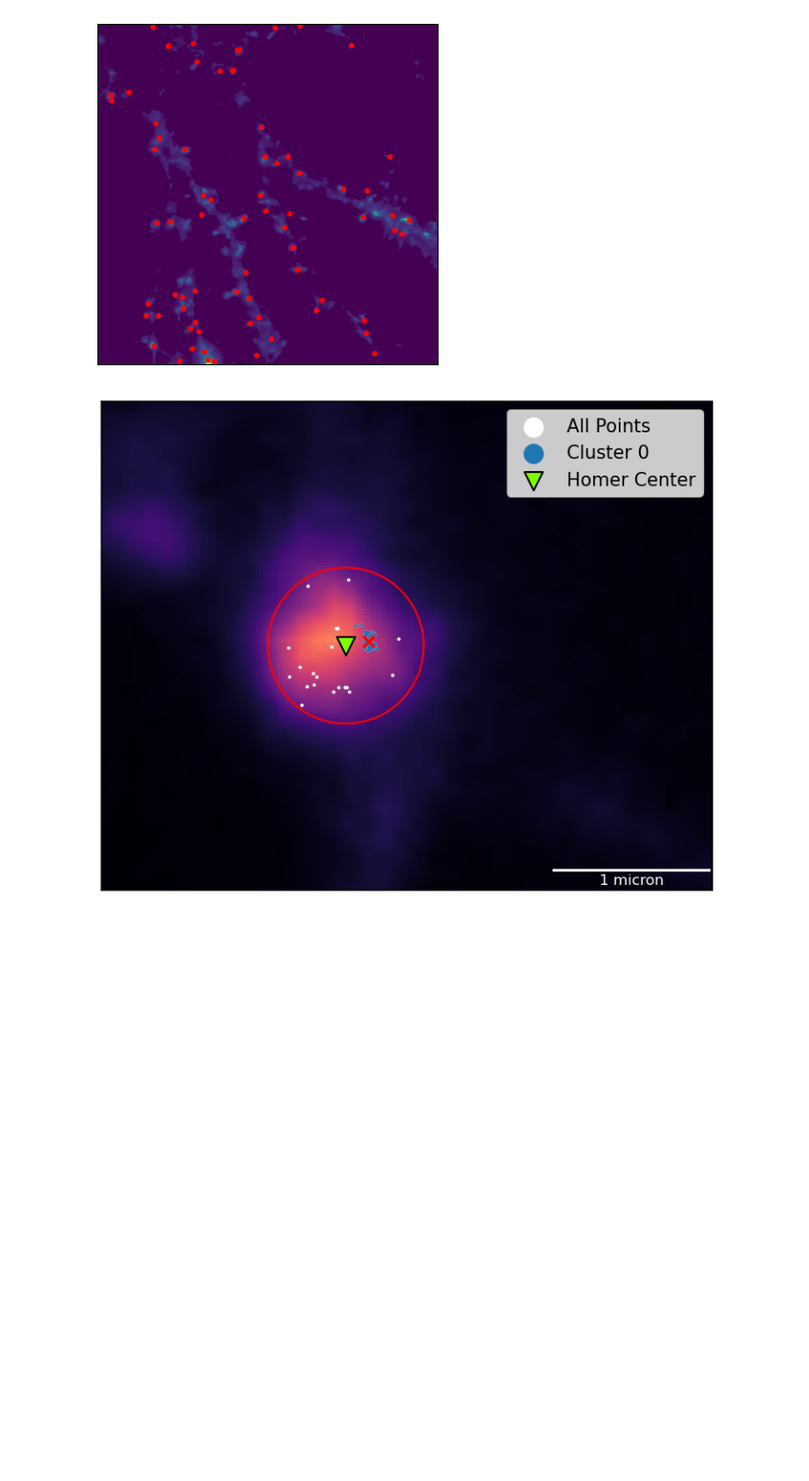
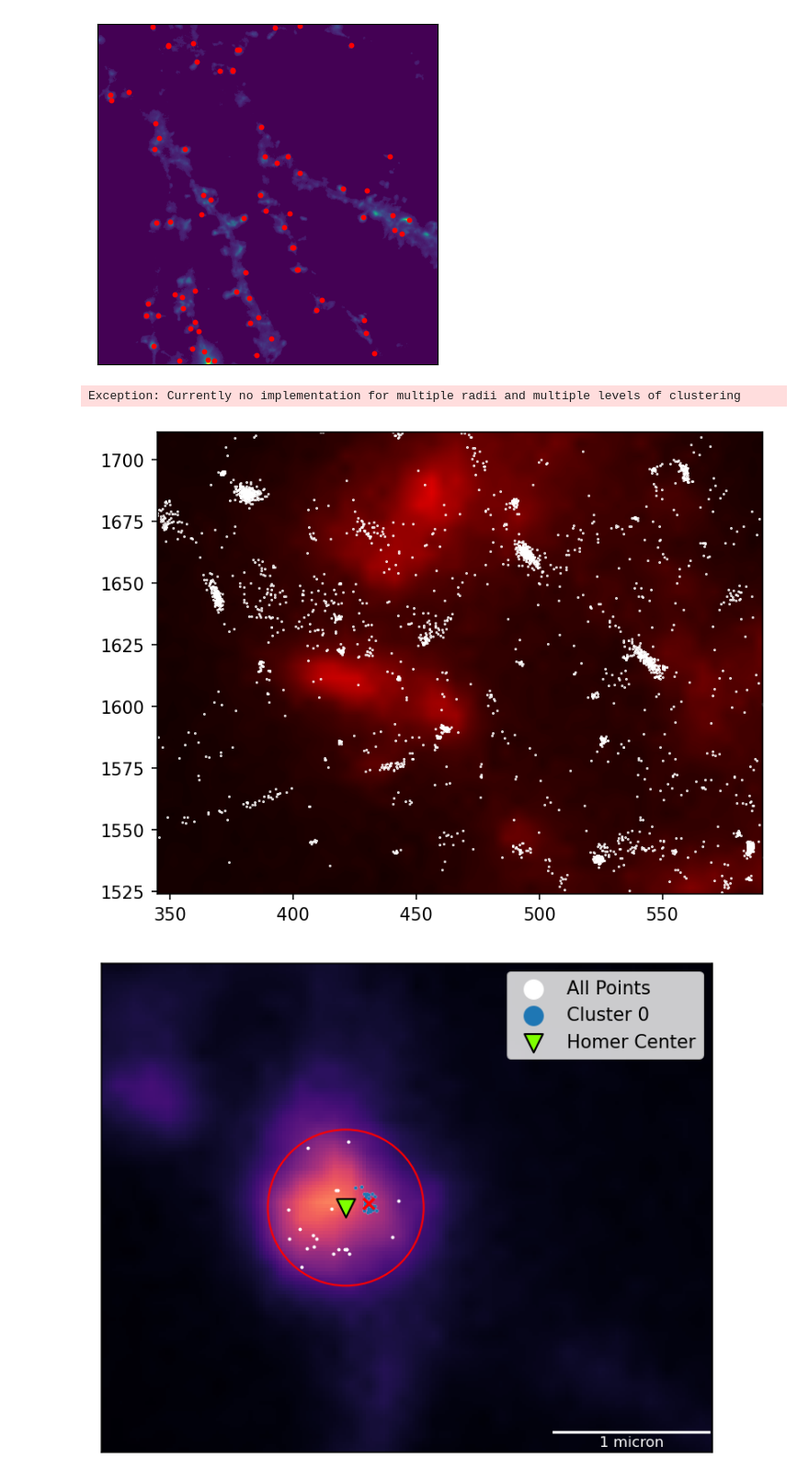
Before and after one commit to Max-Winga/Selvin-Lab-qPAINT-Segmentation, a Jupyter notebook: qPAINT Segmentation Code Rework.ipynb, the cells around one changed output. Shown at 92% size. Cells and saved outputs as stored; diff of their text form; code cells hidden in the pictures; blank space fills up the shorter version.

Commit message:
Homer Center Plotting Implemented

```diff
--- a/qPAINT Segmentation Code Rework.ipynb
+++ b/qPAINT Segmentation Code Rework.ipynb
@@ -230,3 +386,13 @@ class HomerCenter():
+# %%
+test_center = HomerCenter(homer_centers_px[16], radii=[500, 1500], points=raw_GluA1_pts, points_label='GluA1')
+params = [(150, 10), (80, 15), (40, 25)]
+test_center.find_clusters(params=params)
+test_center.plot_region(points_label='GluA1', all_points=raw_GluA1_pts, clusters=True, plot_cluster_centers=False, plot_homer_center=True, other_homers=None,
+                    life_act=life_act, params=params, circle_regions=True, scale_bar=True, legend=True, buffer=500,
+                    colors=['blue', 'aqua', 'magenta', 'magenta', 'cyan'], dpi=150, ticks=False, size=0.2)
+# %% [output]
+Exception: Currently no implementation for multiple radii and multiple levels of clustering
+[figure, added]
 # %%
 class FieldOfView():
     def __init__(self, homer_centers, life_act, radii=None, points=None, points_labels=None, threshold=None, nm_per_pixel=21.34):
```
Also changed, not shown: parts of 4 cells of this notebook.
